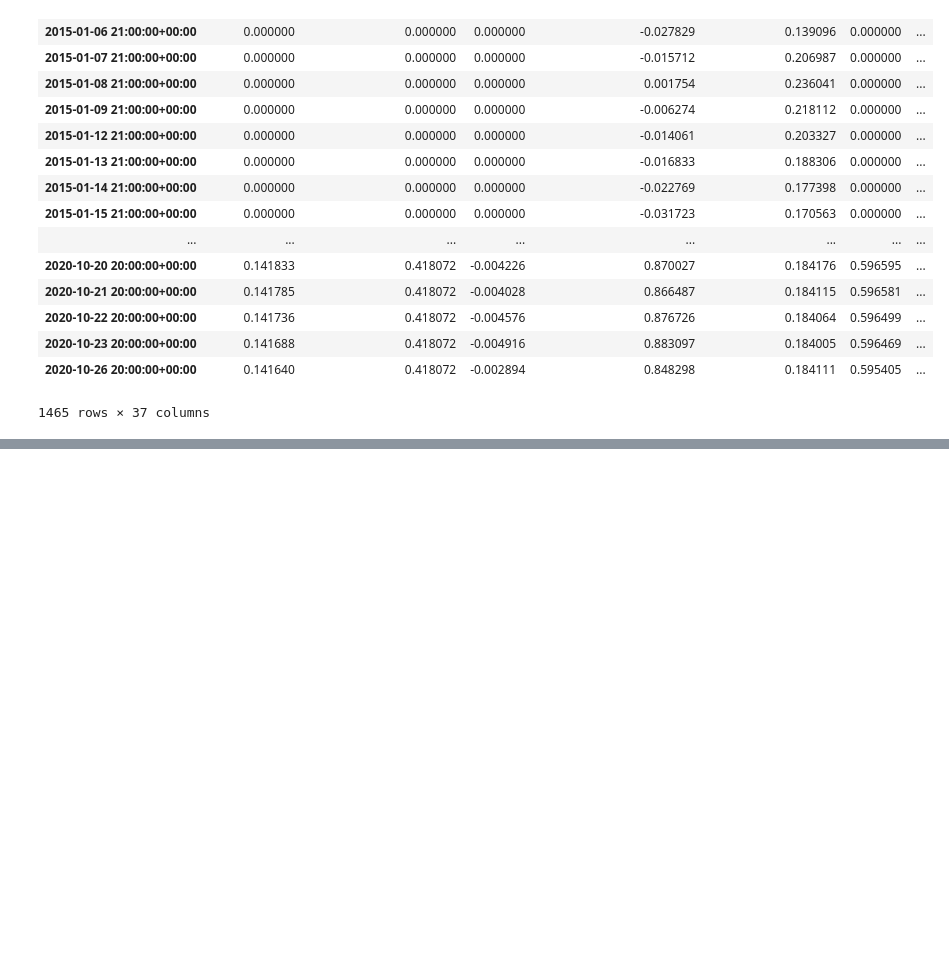
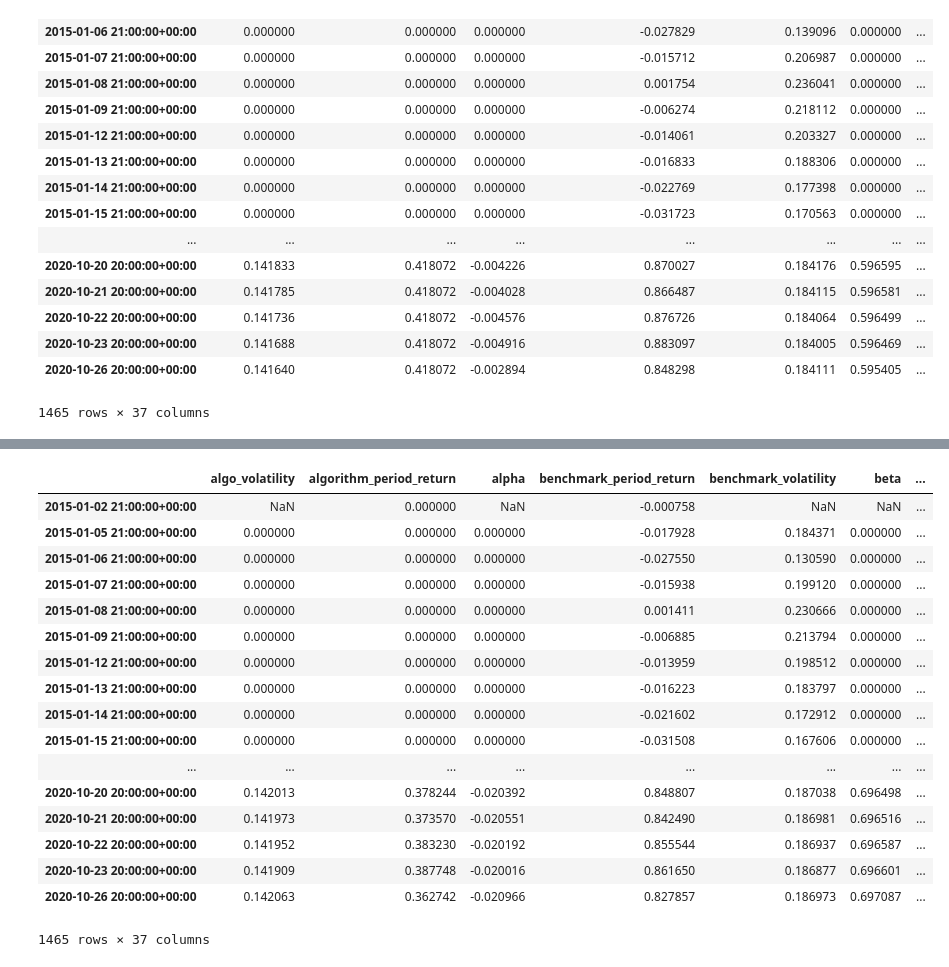
Before and after one commit to wongkenny240/finance_mgmt, a Jupyter notebook: zipline_backtest.ipynb, the cells around one changed output, grey strips where cells are left out. Cells and saved outputs as stored; diff of their text form; code cells hidden in the pictures; blank space fills up the shorter version.

```diff
--- a/zipline_backtest.ipynb
+++ b/zipline_backtest.ipynb
@@ -205,0 +270,48 @@ def handle_data(context, data):
+# %%
+%%zipline --start 2015-1-1 --end 2020-10-26 --capital-base 100000 --bundle custom-bundle -o monthly_investment.pickle
+
+from zipline.api import order, record, order_target_percent, symbol, schedule_function, date_rules, time_rules
+
+from zipline.api import order, record, symbol
+from zipline.finance import commission, slippage
+
+# monthly investment
+
+def initialize(context):
+    context.asset = symbol('VTI')
+
+    context.monthy_invest_amt = 1500
+    # Explicitly set the commission/slippage to the "old" value until we can
+    # rebuild example data.
+    # github.com/quantopian/zipline/blob/master/tests/resources/
+    # rebuild_example_data#L105
+    context.set_benchmark(symbol('VTI'))
+    # Schedule rebalance for once a month
+    schedule_function(monthly_avg, date_rules.month_end(), time_rules.market_open())
+
+
+def monthly_avg(context, data):
+    # load price history
+    # price [0] = 1 day
+    price = data.history(context.asset, 'price', bar_count=1, frequency="1d")
+    quantity = 1500/price[0]
+    order(context.asset, quantity )
+# %% [output]
+|  | algo_volatility | algorithm_period_return | alpha | benchmark_period_return | benchmark_volatility | beta | ... |
+| 2015-01-02 21:00:00+00:00 | NaN | 0.000000 | NaN | -0.000758 | NaN | NaN | ... |
+| 2015-01-05 21:00:00+00:00 | 0.000000 | 0.000000 | 0.000000 | -0.017928 | 0.184371 | 0.000000 | ... |
+| 2015-01-06 21:00:00+00:00 | 0.000000 | 0.000000 | 0.000000 | -0.027550 | 0.130590 | 0.000000 | ... |
+| 2015-01-07 21:00:00+00:00 | 0.000000 | 0.000000 | 0.000000 | -0.015938 | 0.199120 | 0.000000 | ... |
+| 2015-01-08 21:00:00+00:00 | 0.000000 | 0.000000 | 0.000000 | 0.001411 | 0.230666 | 0.000000 | ... |
+| 2015-01-09 21:00:00+00:00 | 0.000000 | 0.000000 | 0.000000 | -0.006885 | 0.213794 | 0.000000 | ... |
+| 2015-01-12 21:00:00+00:00 | 0.000000 | 0.000000 | 0.000000 | -0.013959 | 0.198512 | 0.000000 | ... |
+| 2015-01-13 21:00:00+00:00 | 0.000000 | 0.000000 | 0.000000 | -0.016223 | 0.183797 | 0.000000 | ... |
+| 2015-01-14 21:00:00+00:00 | 0.000000 | 0.000000 | 0.000000 | -0.021602 | 0.172912 | 0.000000 | ... |
+| 2015-01-15 21:00:00+00:00 | 0.000000 | 0.000000 | 0.000000 | -0.031508 | 0.167606 | 0.000000 | ... |
+| ... | ... | ... | ... | ... | ... | ... | ... |
+| 2020-10-20 20:00:00+00:00 | 0.142013 | 0.378244 | -0.020392 | 0.848807 | 0.187038 | 0.696498 | ... |
+| 2020-10-21 20:00:00+00:00 | 0.141973 | 0.373570 | -0.020551 | 0.842490 | 0.186981 | 0.696516 | ... |
+| 2020-10-22 20:00:00+00:00 | 0.141952 | 0.383230 | -0.020192 | 0.855544 | 0.186937 | 0.696587 | ... |
+| 2020-10-23 20:00:00+00:00 | 0.141909 | 0.387748 | -0.020016 | 0.861650 | 0.186877 | 0.696601 | ... |
+| 2020-10-26 20:00:00+00:00 | 0.142063 | 0.362742 | -0.020966 | 0.827857 | 0.186973 | 0.697087 | ... |
+1465 rows × 37 columns
```
Also changed, not shown: parts of 10 cells of this notebook, 1 other file.
